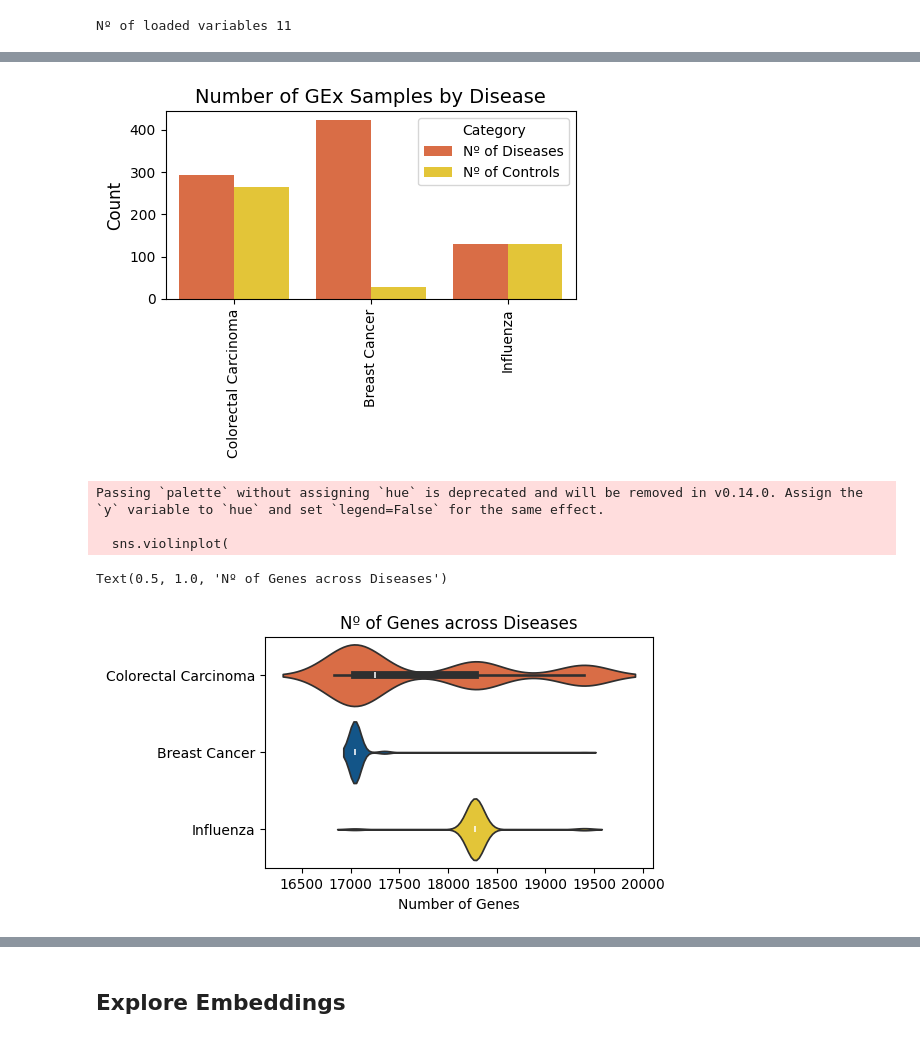
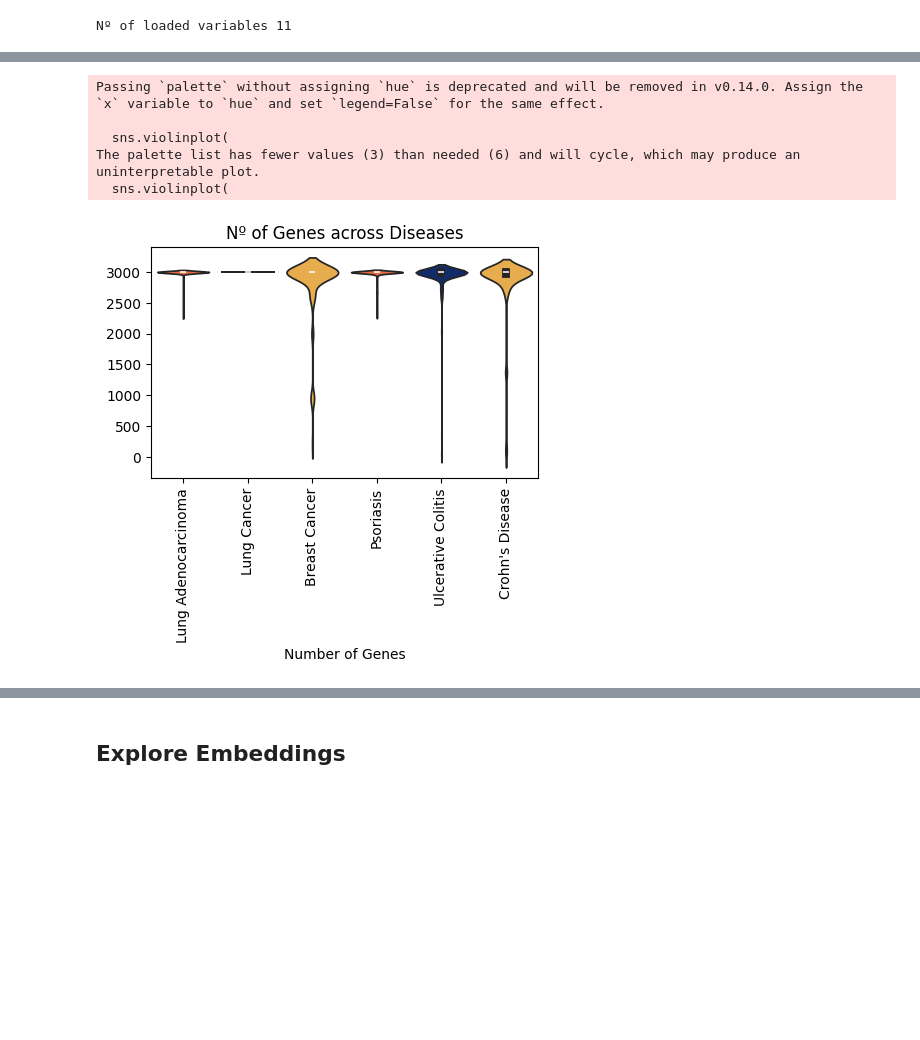
Before and after one commit to 00dylan00/scGPT_playground, a Jupyter notebook: notebooks/evaluate_fine_tuned_embeddings.ipynb, the cells around one changed output, grey strips where cells are left out. Saved outputs shown, nothing was run; the diff lists cells and outputs as text; code cells hidden in the pictures; blank space fills up the shorter version.

```diff
--- a/notebooks/evaluate_fine_tuned_embeddings.ipynb
+++ b/notebooks/evaluate_fine_tuned_embeddings.ipynb
@@ -14,12 +14,19 @@ import anndata as ad
 import logging
 from typing import *
 import pickle
+import matplotlib.pyplot as plt
+import seaborn as sns
+from sklearn.metrics import roc_auc_score, roc_curve, auc, precision_recall_curve, average_precision_score
+from sklearn.metrics import confusion_matrix, classification_report
 
 logging.basicConfig(level=logging.INFO)
 
 # variables
-run_dir = os.path.join("..", "outputs", "run-24-09-12-02")
+run_dir = os.path.join("..", "outputs", "run-24-09-24-02")
+output_dir = os.path.join(run_dir, "outputs")
 
+if not os.path.exists(output_dir):
+    os.makedirs(output_dir)
 
 # functions
 
@@ -247,38 +337,41 @@ plt.title("Number of GEx Samples by Disease", fontsize=14)
 plt.xticks(rotation=90)
 
 plt.tight_layout()
-# plt.savefig("outputs/n_samples.png", dpi=300, bbox_inches="tight")
+plt.savefig(os.path.join(output_dir, "n_samples.png"), dpi=300, bbox_inches="tight")
-# %% [output]
-[figure, removed]
 # %%
 import matplotlib.pyplot as plt
 import seaborn as sns
 
 # Assuming d_data is defined and contains the necessary data
-labels = list(d_data["n_diseases"].keys())
-n_genes = [d_data["n_genes"][x] for x in labels]
+# labels = list(d_data["n_diseases"].keys())
+# n_genes = [d_data["n_genes"][x] for x in labels]
+
+labels = adata_train.obs["disease_study"].to_list()
+n_genes = (~np.isnan(adata_train.X)).sum(axis=1)
 
 flat_genes = []
 flat_labels = []
-for label, genes_list in zip(labels, n_genes):
-    flat_genes.extend(genes_list)
-    flat_labels.extend([label] * len(genes_list))
+# for label, genes_list in zip(labels, n_genes):
+#     flat_genes.extend(genes_list)
+#     flat_labels.extend([label] * len(genes_list))
 
 plt.figure(figsize=(5, 3))
 
 # Violin plot
 sns.violinplot(
-    x=flat_genes, y=flat_labels, palette=[irb_colors[2], irb_colors[4], irb_colors[0]]
+    x=labels, y=n_genes, palette=[irb_colors[2], irb_colors[4], irb_colors[0]]
 )
 
 # Adding titles and labels
 plt.xlabel("Number of Genes")
 plt.ylabel("")
+plt.xticks(rotation=90)
 plt.title("Nº of Genes across Diseases")
-# plt.savefig("outputs/n_genes.png", dpi=300, bbox_inches="tight")
+plt.savefig(os.path.join(output_dir, "n_genes.png"), dpi=300, bbox_inches="tight")
 # %% [output]
-Passing `palette` without assigning `hue` is deprecated and will be removed in v0.14.0. Assign the `y` variable to `hue` and set `legend=False` for the same effect.
+Passing `palette` without assigning `hue` is deprecated and will be removed in v0.14.0. Assign the `x` variable to `hue` and set `legend=False` for the same effect.
 
   sns.violinplot(
+The palette list has fewer values (3) than needed (6) and will cycle, which may produce an uninterpretable plot.
+  sns.violinplot(
-Text(0.5, 1.0, 'Nº of Genes across Diseases')
-[figure, old version]
+[figure, new version]
```
Also changed, not shown: parts of 39 cells of this notebook, 13 other files.
